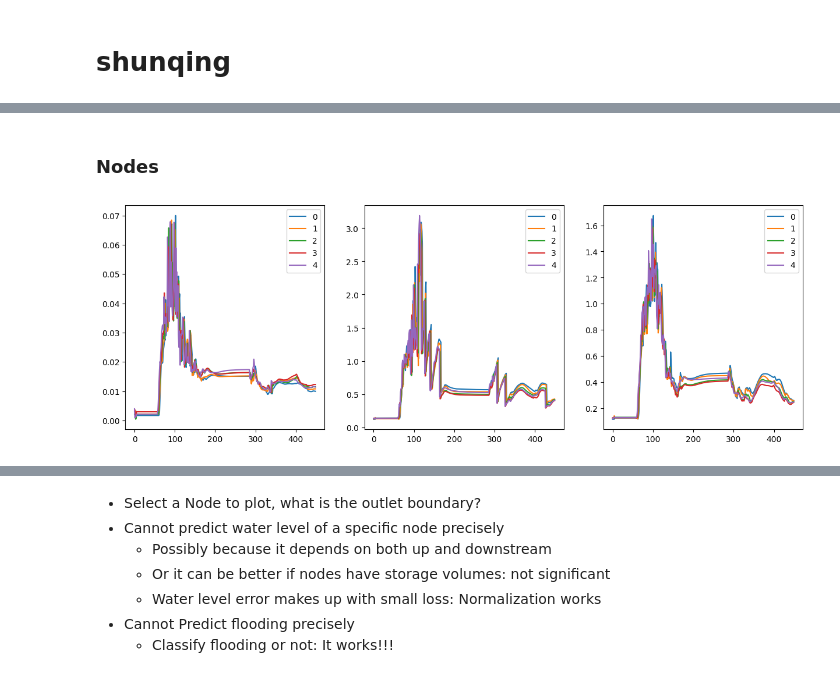
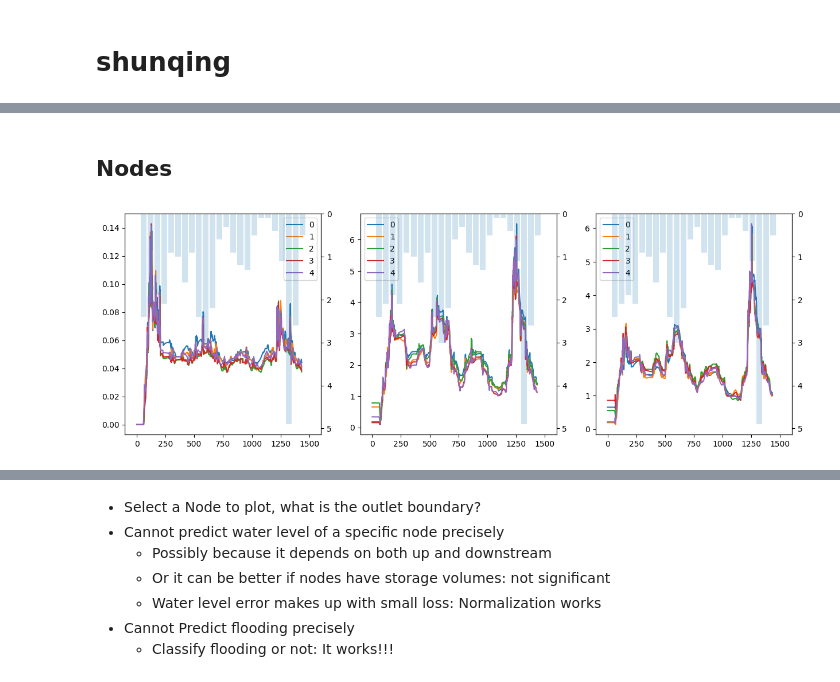
Before and after one commit to Zhiyu014/GNN-UDS, a Jupyter notebook: surrogate/test.ipynb, the cells around one changed output, grey strips where cells are left out. Drawn from its saved outputs; the diff is of its cells as text; code cells hidden in the pictures.

```diff
--- a/surrogate/test.ipynb
+++ b/surrogate/test.ipynb
@@ -13,5 +15,5 @@ cce = CategoricalCrossentropy()
 # %%
-cwd = './results/shunqing/5s_20k_edge_res_norm_flood/'
+cwd = './results/shunqing/5s_edge_res_norm_flood/'
 files = [file for file in os.listdir(cwd) if file.endswith('.npy')]
 events = list(set(['_'.join(file.split('_')[:2]) for file in files]))
 # %%
@@ -42,17 +51,26 @@ events = get_inp_files(env.config['swmm_input'],env.config['rainfall'])
 # %% [markdown]
-### Nodes
+## Nodes
 # %%
-event = 'bpswmm_61'
+event = 'bpswmm_2413'
 r = np.load(os.path.join(cwd,event+'_runoff.npy'))
 true = np.load(os.path.join(cwd,event+'_true.npy'))
 pred = np.load(os.path.join(cwd,event+'_pred.npy'))
 err = true - pred
+# %%
+inp = read_inp_file('./envs/network/shunqing/'+event+'.inp')
+interval = inp.RAINGAGES[env.config['rainfall']['gage']].Interval
+interval = eval(interval.split(':')[0])*60 + eval(interval.split(':')[1])
+rain = [dat[-1] for dat in inp.TIMESERIES[event].data]
+rain_ind = [interval*idx for idx in range(len(rain))]
 # %%
 # true = np.load(os.path.join(cwd,event+'_true.npy'))
 fig,axes = plt.subplots(1,3,figsize=(15,5))
 for i,ax in enumerate(axes):
     for j in range(err.shape[1]):
         ax.plot(np.abs(err).mean(axis=2)[:,j,i],label=j)
     ax.legend()
+    ax2 = ax.twinx()
+    ax2.invert_yaxis()
+    ax2.bar(rain_ind,rain,width=50,alpha=0.2)
 # %% [output]
-[figure, old version]
+[figure, new version]
```
Also changed, not shown: parts of 86 cells of this notebook, 36 other files.
